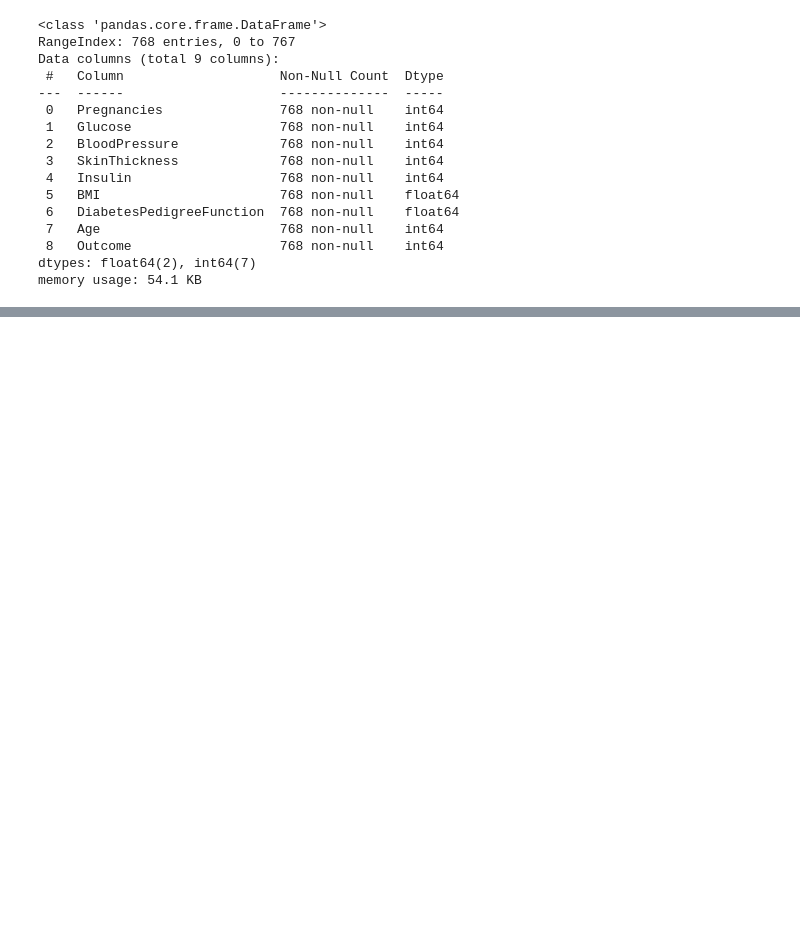
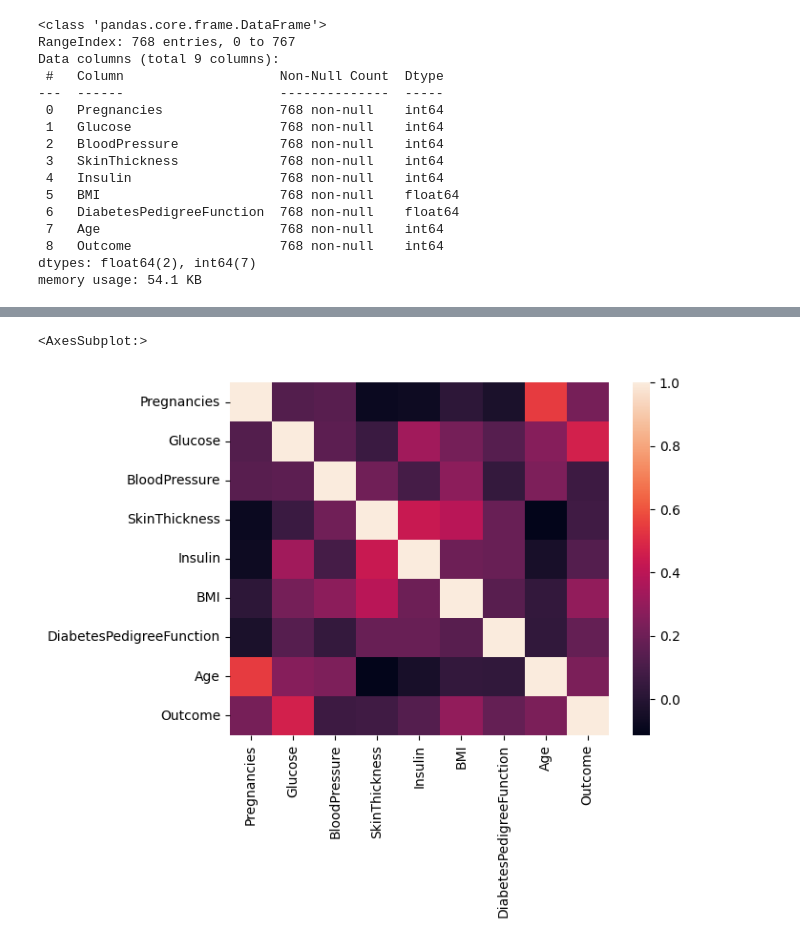
Before and after one commit to Mar19845/DataScience, a Jupyter notebook: LAB 7/LAB7.ipynb, the cells around one changed output, grey strips where cells are left out. Cells and saved outputs as stored; diff of their text form; code cells hidden in the pictures; blank space fills up the shorter version.

```diff
--- a/LAB 7/LAB7.ipynb
+++ b/LAB 7/LAB7.ipynb
@@ -77,0 +142,7 @@ memory usage: 54.1 KB
+# %%
+d = df.corr()
+
+sns.heatmap(d)
+# %% [output]
+<AxesSubplot:>
+[figure, added]
```
Also changed, not shown: parts of 12 cells of this notebook.
